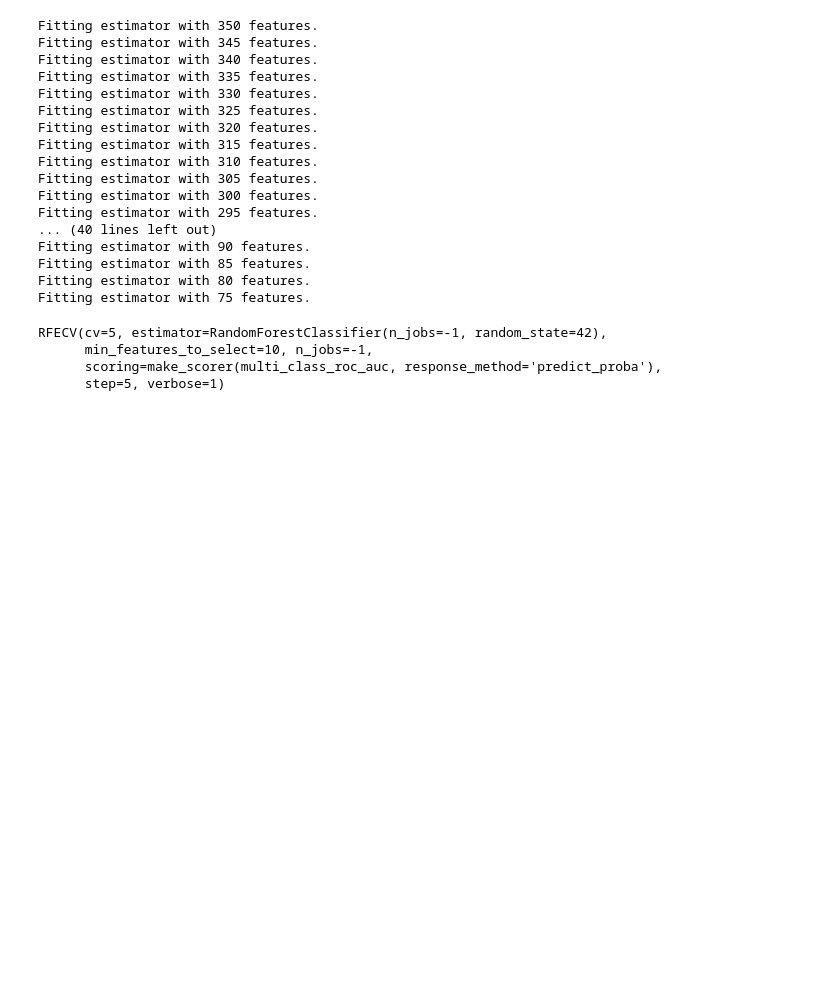
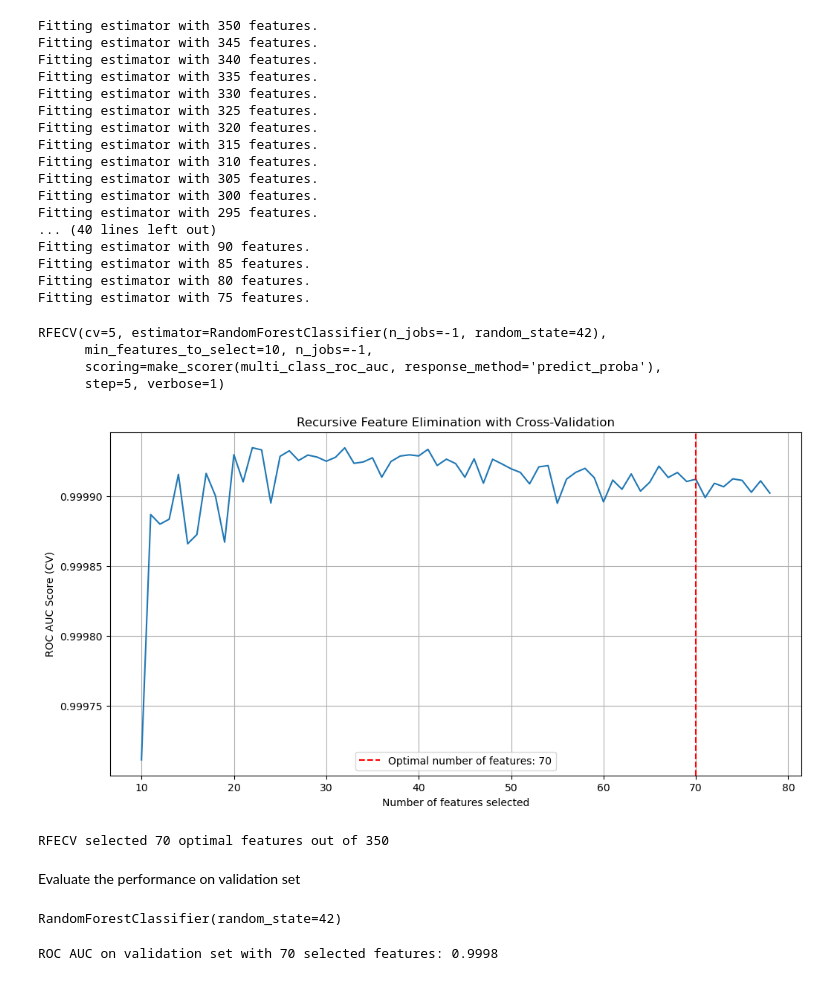
Before and after one commit to PareesaK/Improving-Recall-Effectiveness, a Jupyter notebook: code_library/Data Preparation.ipynb, the cells around one changed output. Drawn from its saved outputs; the diff is of its cells as text; code cells hidden in the pictures; blank space fills up the shorter version.

```diff
--- a/code_library/Data Preparation.ipynb
+++ b/code_library/Data Preparation.ipynb
@@ -736,3 +736,41 @@ RFECV(cv=5, estimator=RandomForestClassifier(n_jobs=-1, random_state=42),
       min_features_to_select=10, n_jobs=-1,
       scoring=make_scorer(multi_class_roc_auc, response_method='predict_proba'),
       step=5, verbose=1)
+# %%
+# Plot number of features vs. cross-validation scores
+plt.figure(figsize=(12, 6))
+plt.xlabel("Number of features selected")
+plt.ylabel("ROC AUC Score (CV)")
+plt.plot(range(rfecv.min_features_to_select,
+               len(rfecv.cv_results_["mean_test_score"]) + rfecv.min_features_to_select),
+         rfecv.cv_results_["mean_test_score"])
+plt.title('Recursive Feature Elimination with Cross-Validation')
+plt.axvline(x=rfecv.n_features_, color='r', linestyle='--',
+            label=f'Optimal number of features: {rfecv.n_features_}')
+plt.legend()
+plt.grid(True)
+plt.show()
+# %% [output]
+[figure, added]
+# %%
+# Get the selected features
+selected_features = X_train.columns[rfecv.support_]
+print(f"\nRFECV selected {rfecv.n_features_} optimal features out of {X_train.shape[1]}")
+# %% [output]
+RFECV selected 70 optimal features out of 350
+# %% [markdown]
+Evaluate the performance on validation set
+# %%
+# Train a model using only the selected features
+model_selected = RandomForestClassifier(n_estimators=100, random_state=42)
+model_selected.fit(X_train[selected_features], y_train)
+# %% [output]
+RandomForestClassifier(random_state=42)
+# %%
+# Predict on validation set with multi-class handling
+y_pred_proba = model_selected.predict_proba(X_val[selected_features])
+y_val_bin = label_binarize(y_val, classes=np.unique(y_train))
+roc_auc = roc_auc_score(y_val_bin, y_pred_proba, multi_class='ovr', average='macro')
+print(f"ROC AUC on validation set with {rfecv.n_features_} selected features: {roc_auc:.4f}")
+# %% [output]
+ROC AUC on validation set with 70 selected features: 0.9998
```
Also changed, not shown: parts of 9 cells of this notebook.
